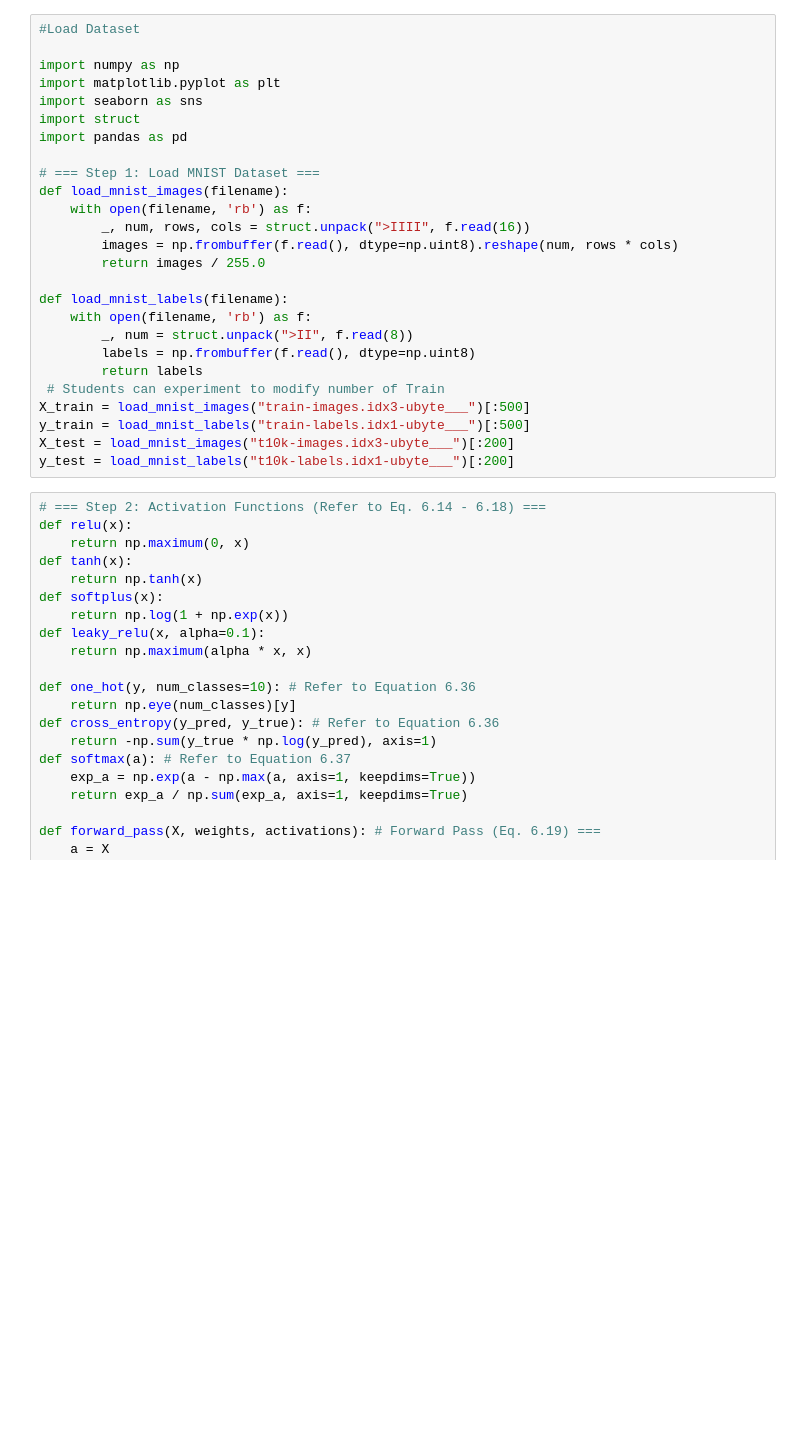
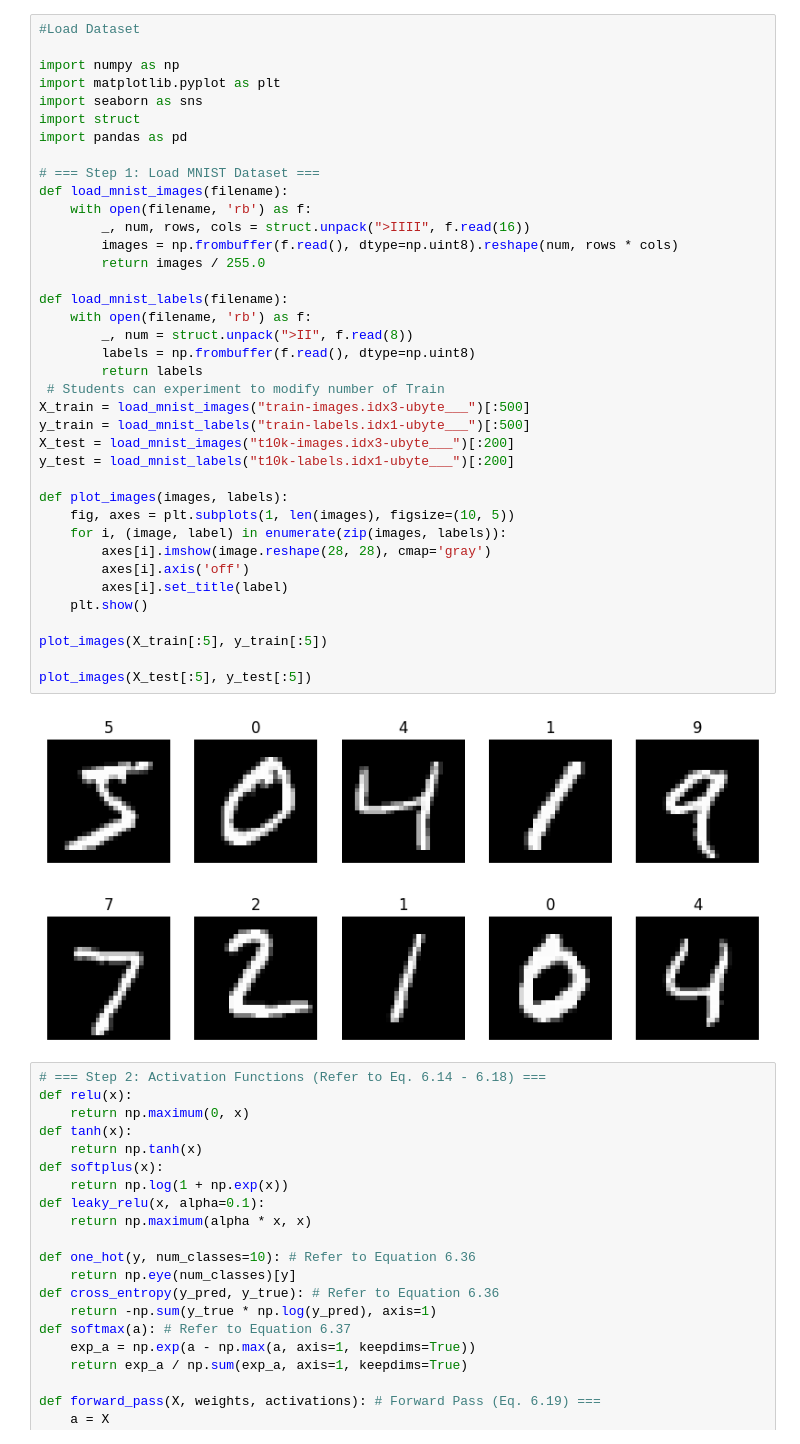
Before and after one commit to MakT1x/ML-Lab3, a Jupyter notebook: Lab3_DNN_homework.ipynb, the cells around one changed output. Drawn from its saved outputs; the diff is of its cells as text; blank space fills up the shorter version.

```diff
--- a/Lab3_DNN_homework.ipynb
+++ b/Lab3_DNN_homework.ipynb
@@ -1,29 +1,44 @@
 # %%
 #Load Dataset
 
 import numpy as np
 import matplotlib.pyplot as plt
 import seaborn as sns
 import struct
 import pandas as pd
 
 # === Step 1: Load MNIST Dataset ===
 def load_mnist_images(filename):
     with open(filename, 'rb') as f:
         _, num, rows, cols = struct.unpack(">IIII", f.read(16))
         images = np.frombuffer(f.read(), dtype=np.uint8).reshape(num, rows * cols)
         return images / 255.0
 
 def load_mnist_labels(filename):
     with open(filename, 'rb') as f:
         _, num = struct.unpack(">II", f.read(8))
         labels = np.frombuffer(f.read(), dtype=np.uint8)
         return labels
  # Students can experiment to modify number of Train
 X_train = load_mnist_images("train-images.idx3-ubyte___")[:500]
 y_train = load_mnist_labels("train-labels.idx1-ubyte___")[:500]
 X_test = load_mnist_images("t10k-images.idx3-ubyte___")[:200]
 y_test = load_mnist_labels("t10k-labels.idx1-ubyte___")[:200]
+
+def plot_images(images, labels):
+    fig, axes = plt.subplots(1, len(images), figsize=(10, 5))
+    for i, (image, label) in enumerate(zip(images, labels)):
+        axes[i].imshow(image.reshape(28, 28), cmap='gray')
+        axes[i].axis('off')
+        axes[i].set_title(label)
+    plt.show()
+
+plot_images(X_train[:5], y_train[:5])
+
+plot_images(X_test[:5], y_test[:5])
+# %% [output]
+[figure, added]
+[figure, added]
 # %%
 # === Step 2: Activation Functions (Refer to Eq. 6.14 - 6.18) ===
 def relu(x):
```
Also changed, not shown: parts of 1 cell of this notebook.
